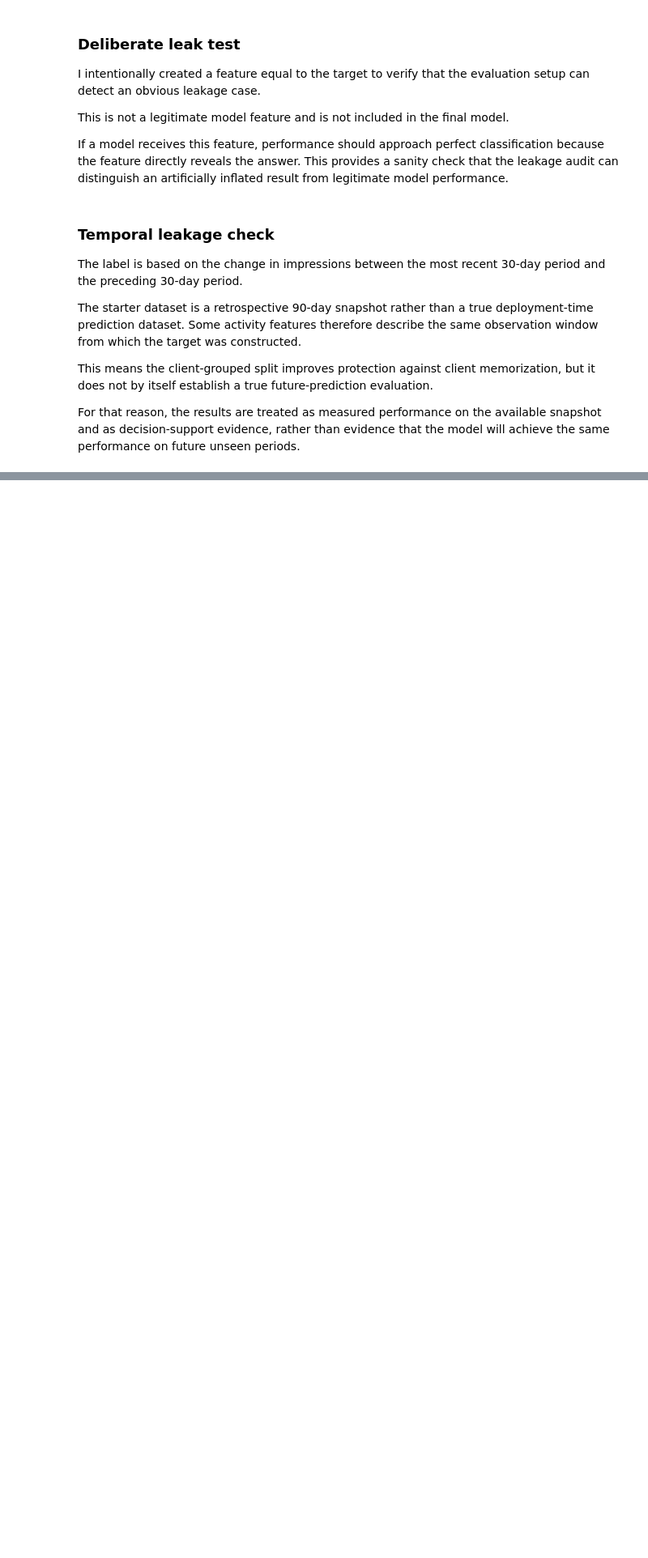
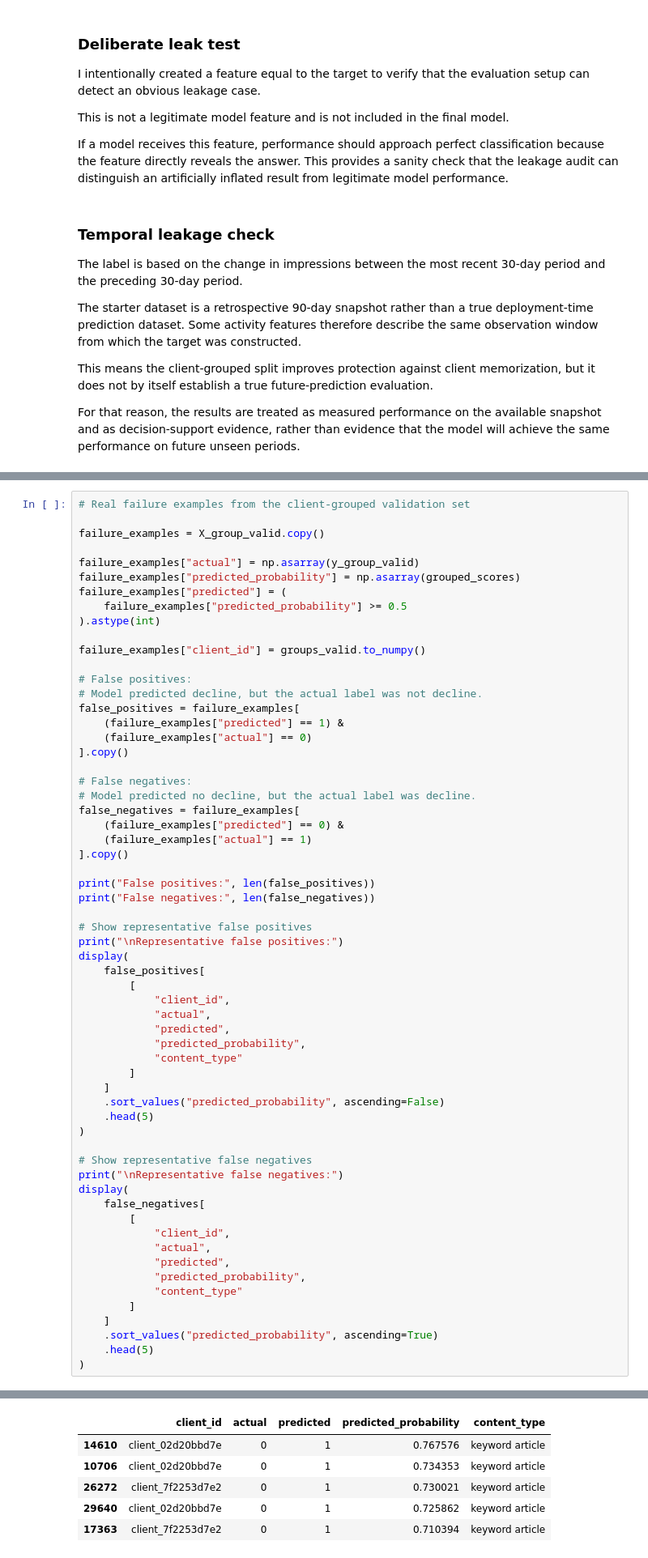
Before and after one commit to nomanamir20/flyrank-ml-internship, a Jupyter notebook: work/notebooks/w06_validation_audit.ipynb, the cells around one changed output, grey strips where cells are left out. Shown at 81% size. Drawn from its saved outputs; the diff is of its cells as text; blank space fills up the shorter version.

Commit message:
Complete Week 6 validation audit and self-check

```diff
--- a/work/notebooks/w06_validation_audit.ipynb
+++ b/work/notebooks/w06_validation_audit.ipynb
@@ -729,0 +677,62 @@ The current evidence supports describing the model as a **directional decision-s
+# %%
+# Real failure examples from the client-grouped validation set
+
+failure_examples = X_group_valid.copy()
+
+failure_examples["actual"] = np.asarray(y_group_valid)
+failure_examples["predicted_probability"] = np.asarray(grouped_scores)
+failure_examples["predicted"] = (
+    failure_examples["predicted_probability"] >= 0.5
+).astype(int)
+
+failure_examples["client_id"] = groups_valid.to_numpy()
+
+# False positives:
+# Model predicted decline, but the actual label was not decline.
+false_positives = failure_examples[
+    (failure_examples["predicted"] == 1) &
+    (failure_examples["actual"] == 0)
+].copy()
+
+# False negatives:
+# Model predicted no decline, but the actual label was decline.
+false_negatives = failure_examples[
+    (failure_examples["predicted"] == 0) &
+    (failure_examples["actual"] == 1)
+].copy()
+
+print("False positives:", len(false_positives))
+print("False negatives:", len(false_negatives))
+
+# Show representative false positives
+print("\nRepresentative false positives:")
+display(
+    false_positives[
+        [
+            "client_id",
+            "actual",
+            "predicted",
+            "predicted_probability",
+            "content_type"
+        ]
+    ]
+    .sort_values("predicted_probability", ascending=False)
+    .head(5)
+)
+
+# Show representative false negatives
+print("\nRepresentative false negatives:")
+display(
+    false_negatives[
+        [
+            "client_id",
+            "actual",
+            "predicted",
+            "predicted_probability",
+            "content_type"
+        ]
+    ]
+    .sort_values("predicted_probability", ascending=True)
+    .head(5)
+)
+# %% [output]
@@ -729,0 +743,6 @@ The current evidence supports describing the model as a **directional decision-s
+|  | client_id | actual | predicted | predicted_probability | content_type |
+| 14610 | client_02d20bbd7e | 0 | 1 | 0.767576 | keyword article |
+| 10706 | client_02d20bbd7e | 0 | 1 | 0.734353 | keyword article |
+| 26272 | client_7f2253d7e2 | 0 | 1 | 0.730021 | keyword article |
+| 29640 | client_02d20bbd7e | 0 | 1 | 0.725862 | keyword article |
+| 17363 | client_7f2253d7e2 | 0 | 1 | 0.710394 | keyword article |
```
Also changed, not shown: parts of 7 cells of this notebook.
